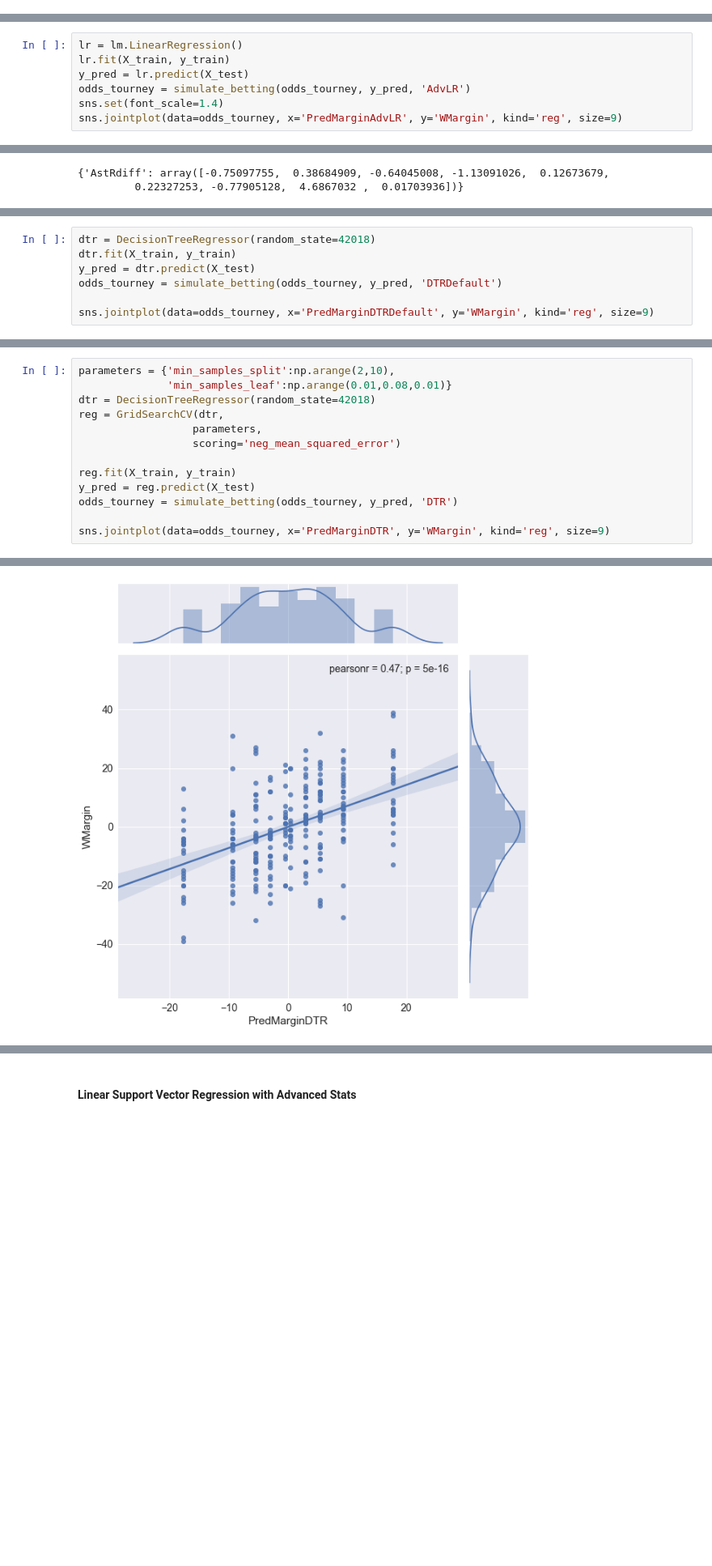
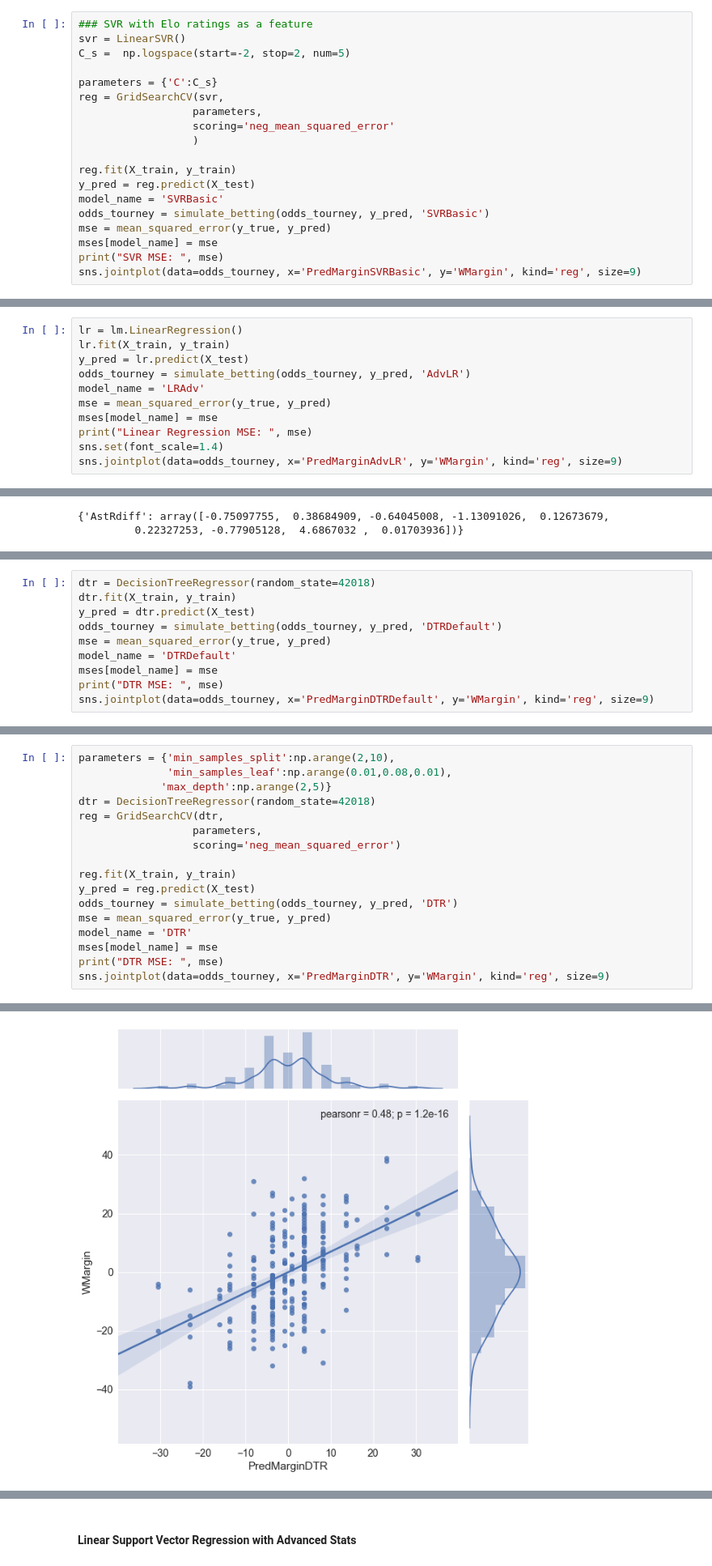
Before and after one commit to victoreram/Springboard-Data-Science, a Jupyter notebook: NCAABBPrediction/MLAdvancedStats.ipynb, the cells around one changed output, grey strips where cells are left out. Shown at 81% size. Drawn from its saved outputs; the diff is of its cells as text; blank space fills up the shorter version.

```diff
--- a/NCAABBPrediction/MLAdvancedStats.ipynb
+++ b/NCAABBPrediction/MLAdvancedStats.ipynb
@@ -759,0 +758,19 @@ sns.jointplot(data=odds_tourney, x='PredMarginSVRBasic', y='WMargin', kind='reg'
+# %%
+### SVR with Elo ratings as a feature
+svr = LinearSVR()
+C_s =  np.logspace(start=-2, stop=2, num=5)
+
+parameters = {'C':C_s}
+reg = GridSearchCV(svr,
+                  parameters,
+                  scoring='neg_mean_squared_error'
+                  )
+
+reg.fit(X_train, y_train)
+y_pred = reg.predict(X_test)
+model_name = 'SVRBasic'
+odds_tourney = simulate_betting(odds_tourney, y_pred, 'SVRBasic')
+mse = mean_squared_error(y_true, y_pred)
+mses[model_name] = mse
+print("SVR MSE: ", mse)
+sns.jointplot(data=odds_tourney, x='PredMarginSVRBasic', y='WMargin', kind='reg', size=9)
@@ -771,6 +794,10 @@ lr = lm.LinearRegression()
 lr.fit(X_train, y_train)
 y_pred = lr.predict(X_test)
 odds_tourney = simulate_betting(odds_tourney, y_pred, 'AdvLR')
+model_name = 'LRAdv'
+mse = mean_squared_error(y_true, y_pred)
+mses[model_name] = mse
+print("Linear Regression MSE: ", mse)
 sns.set(font_scale=1.4)
 sns.jointplot(data=odds_tourney, x='PredMarginAdvLR', y='WMargin', kind='reg', size=9)
 # %% [output]
@@ -800,6 +829,9 @@ dtr = DecisionTreeRegressor(random_state=42018)
 dtr.fit(X_train, y_train)
 y_pred = dtr.predict(X_test)
 odds_tourney = simulate_betting(odds_tourney, y_pred, 'DTRDefault')
-
+mse = mean_squared_error(y_true, y_pred)
+model_name = 'DTRDefault'
+mses[model_name] = mse
+print("DTR MSE: ", mse)
 sns.jointplot(data=odds_tourney, x='PredMarginDTRDefault', y='WMargin', kind='reg', size=9)
 # %% [output]
@@ -808,6 +843,7 @@ sns.jointplot(data=odds_tourney, x='PredMarginDTRDefault', y='WMargin', kind='re
 # %%
 parameters = {'min_samples_split':np.arange(2,10),
-              'min_samples_leaf':np.arange(0.01,0.08,0.01)}
+              'min_samples_leaf':np.arange(0.01,0.08,0.01),
+             'max_depth':np.arange(2,5)}
 dtr = DecisionTreeRegressor(random_state=42018)
 reg = GridSearchCV(dtr,
                   parameters,
@@ -816,6 +852,9 @@ reg = GridSearchCV(dtr,
 reg.fit(X_train, y_train)
 y_pred = reg.predict(X_test)
 odds_tourney = simulate_betting(odds_tourney, y_pred, 'DTR')
-
+mse = mean_squared_error(y_true, y_pred)
+model_name = 'DTR'
+mses[model_name] = mse
+print("DTR MSE: ", mse)
 sns.jointplot(data=odds_tourney, x='PredMarginDTR', y='WMargin', kind='reg', size=9)
 # %% [output]
@@ -823,4 +863,4 @@ sns.jointplot(data=odds_tourney, x='PredMarginDTR', y='WMargin', kind='reg', siz
-[figure, old version]
+[figure, new version]
 # %%
 print("Decision Tree Best Params: ", reg.best_params_)
 # %% [output]
```
Also changed, not shown: parts of 52 cells of this notebook.
